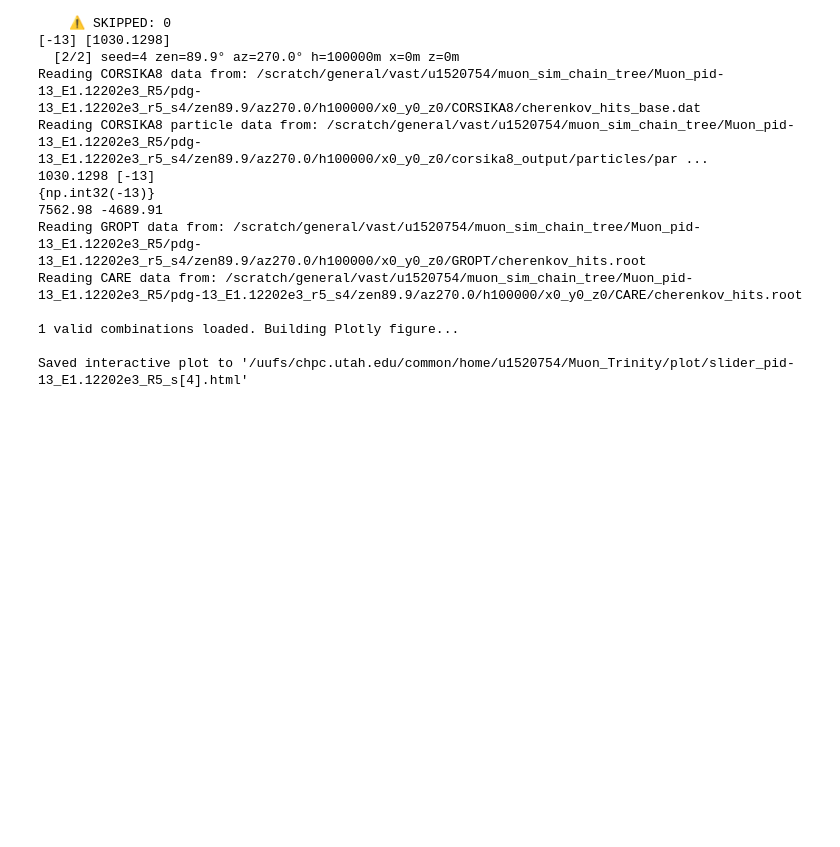
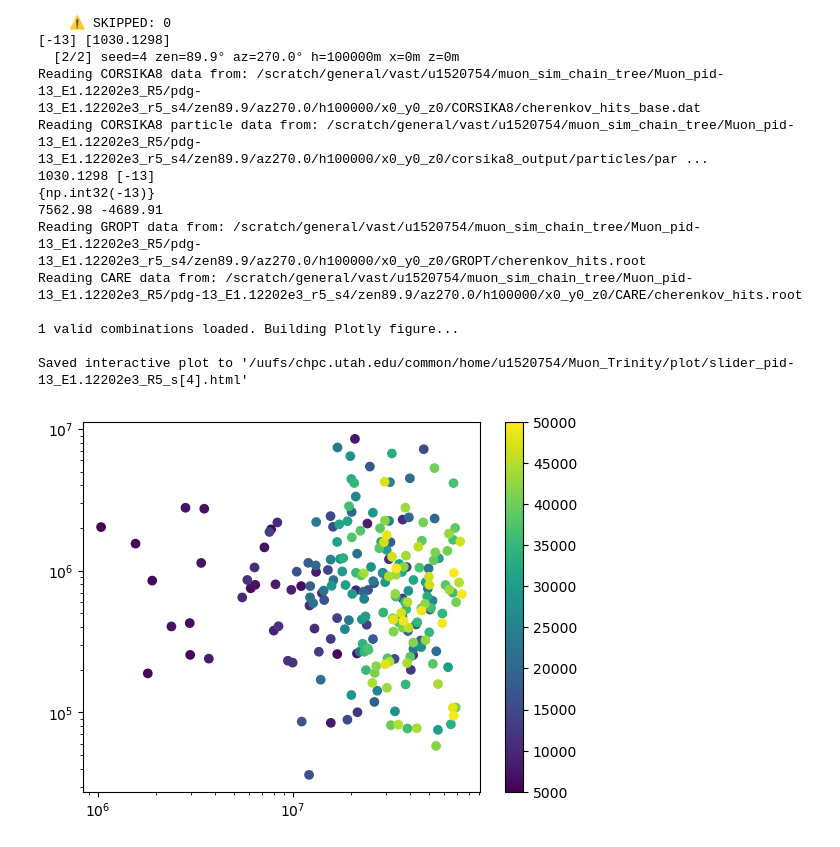
Before and after one commit to Teikiet/Muon_Trinity, a Jupyter notebook: analysis/corsika8_reader.ipynb, the cells around one changed output. Saved outputs shown, nothing was run; the diff lists cells and outputs as text; code cells hidden in the pictures; blank space fills up the shorter version.

```diff
--- a/analysis/corsika8_reader.ipynb
+++ b/analysis/corsika8_reader.ipynb
@@ -806,0 +901,7 @@ Saved interactive plot to '/uufs/chpc.utah.edu/common/home/u1520754/Muon_Trinity
+# %%
+plt.scatter(X_data, photon_count, c = h_data)
+plt.colorbar()
+plt.yscale("log")
+plt.xscale("log")
+# %% [output]
+[figure, added]
```
Also changed, not shown: parts of 1 cell of this notebook, 14 other files.
